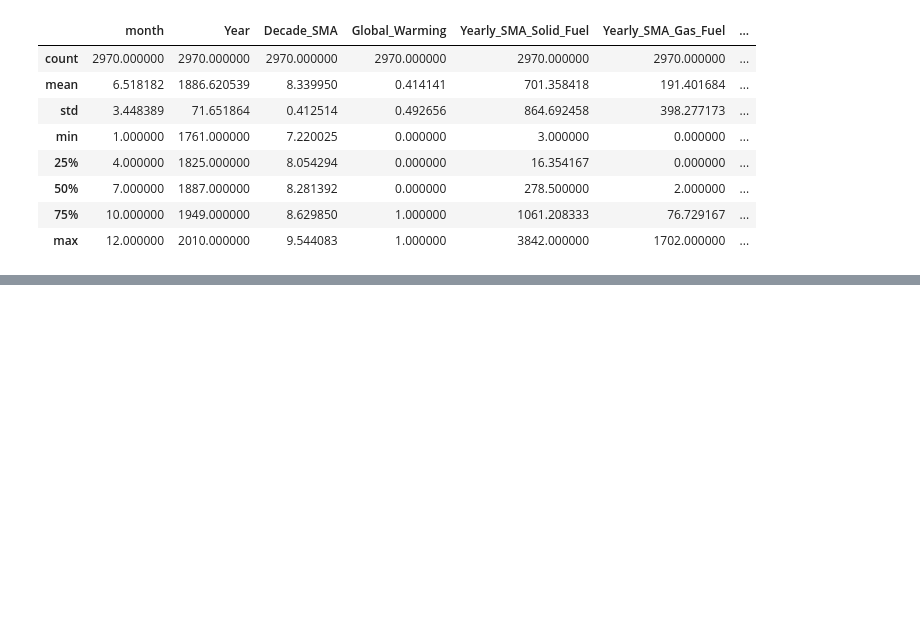
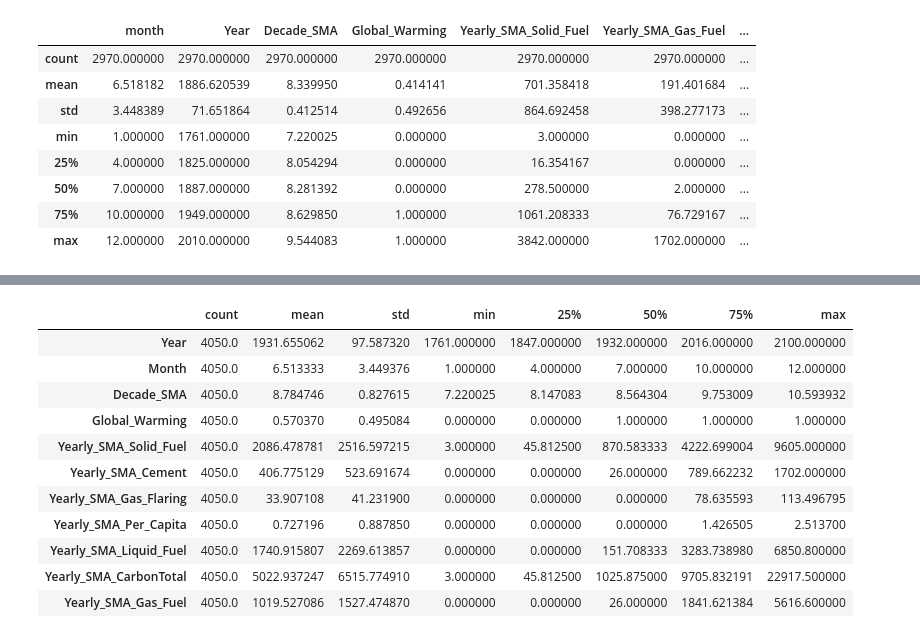
Before and after one commit to John-G-Thomas/Prodjects, a Jupyter notebook: Project_2.ipynb, the cells around one changed output, grey strips where cells are left out. Cells and saved outputs as stored; diff of their text form; code cells hidden in the pictures; blank space fills up the shorter version.

```diff
--- a/Project_2.ipynb
+++ b/Project_2.ipynb
@@ -439,0 +443,3 @@ plt.ylabel('Global Decade Average Temperature in (celsius)');
+# %%
+P = df.drop(['Average_Temps','Datetime'], axis=1)
+P
@@ -439,0 +461,8 @@ plt.ylabel('Global Decade Average Temperature in (celsius)');
+# %%
+#Predicition until 2100 at current carbon emmision progression
+Futuredf = pd.DataFrame(P, index=pd.date_range('2011-1-1', freq='1M', periods=1080))
+#Futuredf['Decade_SMA'] = X[['Solid Fuel']].rolling(window=12).mean
+#Futuredf['Datetime']= Futuredf.index
+Futuredf['Year'] = Futuredf.index.year
+Futuredf['month'] = Futuredf.index.month
+Futuredf.info()
@@ -439,0 +639,15 @@ plt.ylabel('Global Decade Average Temperature in (celsius)');
+# %%
+X.describe().transpose()
+# %% [output]
+|  | count | mean | std | min | 25% | 50% | 75% | max |
+| Year | 4050.0 | 1931.655062 | 97.587320 | 1761.000000 | 1847.000000 | 1932.000000 | 2016.000000 | 2100.000000 |
+| Month | 4050.0 | 6.513333 | 3.449376 | 1.000000 | 4.000000 | 7.000000 | 10.000000 | 12.000000 |
+| Decade_SMA | 4050.0 | 8.784746 | 0.827615 | 7.220025 | 8.147083 | 8.564304 | 9.753009 | 10.593932 |
+| Global_Warming | 4050.0 | 0.570370 | 0.495084 | 0.000000 | 0.000000 | 1.000000 | 1.000000 | 1.000000 |
+| Yearly_SMA_Solid_Fuel | 4050.0 | 2086.478781 | 2516.597215 | 3.000000 | 45.812500 | 870.583333 | 4222.699004 | 9605.000000 |
+| Yearly_SMA_Cement | 4050.0 | 406.775129 | 523.691674 | 0.000000 | 0.000000 | 26.000000 | 789.662232 | 1702.000000 |
+| Yearly_SMA_Gas_Flaring | 4050.0 | 33.907108 | 41.231900 | 0.000000 | 0.000000 | 0.000000 | 78.635593 | 113.496795 |
+| Yearly_SMA_Per_Capita | 4050.0 | 0.727196 | 0.887850 | 0.000000 | 0.000000 | 0.000000 | 1.426505 | 2.513700 |
+| Yearly_SMA_Liquid_Fuel | 4050.0 | 1740.915807 | 2269.613857 | 0.000000 | 0.000000 | 151.708333 | 3283.738980 | 6850.800000 |
+| Yearly_SMA_CarbonTotal | 4050.0 | 5022.937247 | 6515.774910 | 3.000000 | 45.812500 | 1025.875000 | 9705.832191 | 22917.500000 |
+| Yearly_SMA_Gas_Fuel | 4050.0 | 1019.527086 | 1527.474870 | 0.000000 | 0.000000 | 26.000000 | 1841.621384 | 5616.600000 |
```
Also changed, not shown: parts of 53 cells of this notebook.
